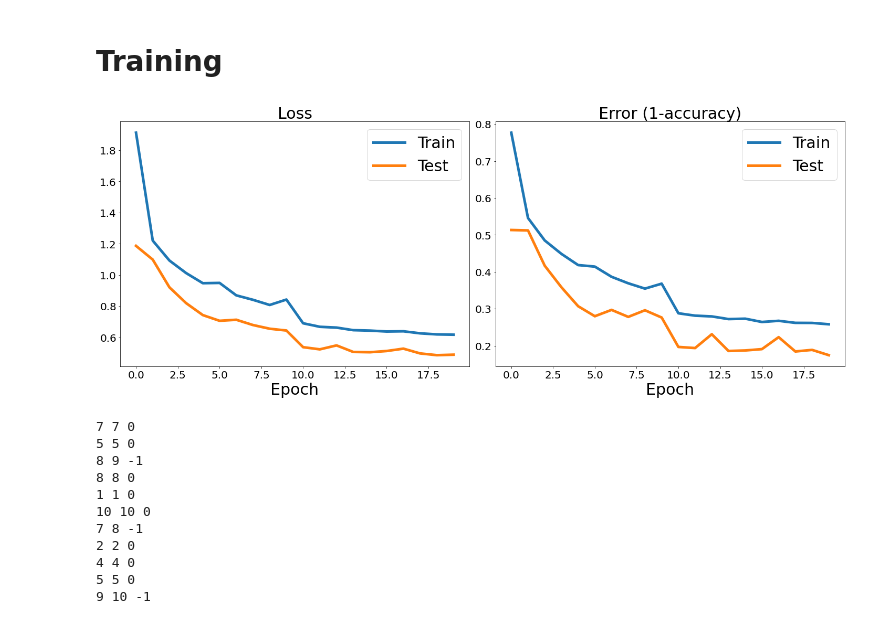
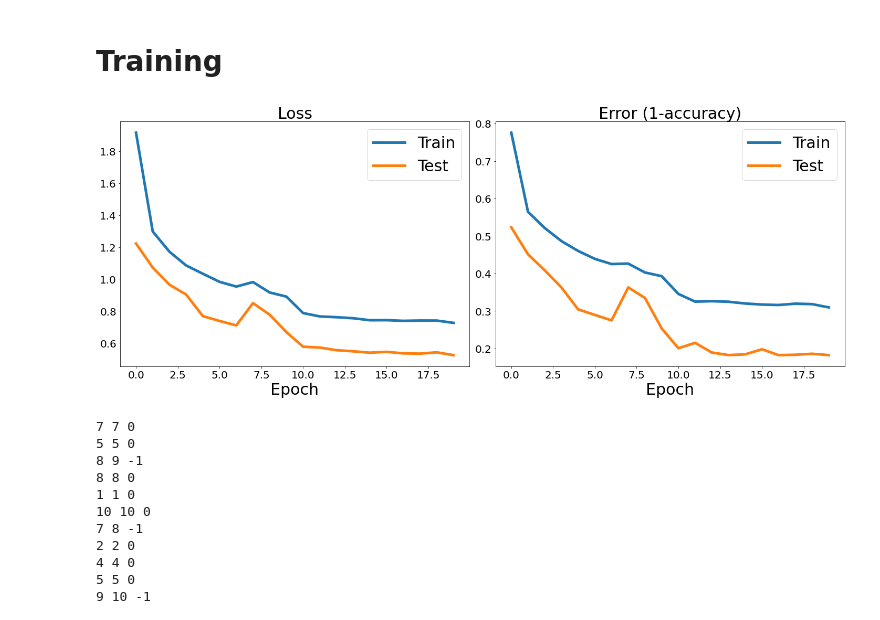
Before and after one commit to caitaozhan/deeplearning-localization, a Jupyter notebook: DeepTxFinder.ipynb, the cells around one changed output. Drawn from its saved outputs; the diff is of its cells as text; code cells hidden in the pictures.

Commit message:
update the ipsn testbed with random sensors (increase granularity, random in four split cells)

```diff
--- a/DeepTxFinder.ipynb
+++ b/DeepTxFinder.ipynb
@@ -229,7 +228,7 @@ print(target_num)
 # %%
 # training
 i = 0
-root_dir = 'ipsn_testbed/train'
+root_dir = 'ipsn_testbed/train_random'
 # root_dir = 'data/305train'
 sensor_input_dataset = SensorInputDatasetRegression(root_dir=root_dir, grid_len=Default.grid_length, transform=tf)
 sensor_input_dataloader = DataLoader(sensor_input_dataset, batch_size=32, shuffle=True, num_workers=1, collate_fn=my_collate)
@@ -240,7 +239,7 @@ print('length:', sensor_input_dataset.__len__())
 
 print('---\n')
 # testing
-root_dir = 'ipsn_testbed/test'
+root_dir = 'ipsn_testbed/test_random'
 # root_dir = 'data/305test'
 sensor_input_test_dataset = SensorInputDatasetRegression(root_dir=root_dir, grid_len=Default.grid_length, transform=tf)
 sensor_input_test_dataloader = DataLoader(sensor_input_test_dataset, batch_size=32, shuffle=True, num_workers=1, collate_fn=my_collate)
@@ -294,27 +268,3 @@ target num: 3
-# %%
-sensor_input_train_cnn2_dataloader = []
-# data1 = ['cnn2_train1', 'cnn2_train2', 'cnn2_train3', 'cnn2_train4']
-data1 = ['cnn2_train1', 'cnn2_train2', 'cnn2_train3', 'cnn2_train4', 'cnn2_train5', 'cnn2_train6', 'cnn2_train7', 'cnn2_train8', 'cnn2_train9', 'cnn2_train10']
-for d in range(len(data1)):
-    root_dir = './data2/' + data1[d]
-    sensor_input_dataset = SensorInputDatasetTranslation(root_dir = root_dir, transform = tf)
-    sensor_input_dataloader = DataLoader(sensor_input_dataset, batch_size=32, shuffle=True, num_workers=3, collate_fn=my_collate)
-    sensor_input_train_cnn2_dataloader.append(sensor_input_dataloader)
-#     print('matrix shape:', sensor_input_dataset[i]['matrix'].shape)
-#     print('matrix shape:', sensor_input_dataset[i]['matrix'])
-#     print('target num:', sensor_input_dataset[i]['target_num'])
-#     print('target:', sensor_input_dataset[i]['target'])
-#     print('target float:', sensor_input_dataset[i]['target_float'])
-#     print('length:', sensor_input_dataset.__len__())
-
-sensor_input_test_cnn2_dataloader = []
-data2 = ['cnn2_test1', 'cnn2_test2', 'cnn2_test3', 'cnn2_test4']
-data2 = ['cnn2_test1', 'cnn2_test2', 'cnn2_test3', 'cnn2_test4', 'cnn2_test5', 'cnn2_test6', 'cnn2_test7', 'cnn2_test8', 'cnn2_test9', 'cnn2_test10']
-for d in range(len(data2)):
-    root_dir = './data2/' + data2[d]
-    sensor_input_test_dataset = SensorInputDatasetTranslation(root_dir = root_dir, transform = tf)
-    sensor_input_test_dataloader = DataLoader(sensor_input_test_dataset, batch_size=32, shuffle=True, num_workers=3, collate_fn=my_collate)
-    sensor_input_test_cnn2_dataloader.append(sensor_input_test_dataloader)
 # %% [markdown]
 # 3 Model
 # %%
@@ -414,7 +364,7 @@ def plot_epochs(train_losses1, test_losses1, train_errors1, test_errors1):
 # %%
 # path2 = 'model/model2-11.17.pt'
 model1_minloss = 1000
-path1 = 'model_dtxf/12.23-cnn1.pt'
+path1 = 'model_dtxf/2.28-cnn1.pt'
 
 max_ntx    = 10
 device     = torch.device('cuda')
@@ -489,34 +439,34 @@ for epoch in range(num_epochs):
 
     print('train loss of num of TX   =', np.mean(train_losses))
     print('test  loss of num of TX   =', np.mean(test_losses))
     print('train error of num of TX  =', np.mean(train_errors))
     print('test error of num of TX   =', np.mean(test_errors))
     train_losses2_epoch.append((np.mean(train_losses)))
     train_errors2_epoch.append((np.mean(train_errors)))
     test_losses2_epoch.append((np.mean(test_losses)))
     test_errors2_epoch.append((np.mean(test_errors)))
     clear_output(True)
     plt.figure(figsize=(20, 8))
     plt.subplot(1, 2, 1)
     plt.title('Loss', fontsize=30)
     plt.xlabel('Epoch', fontsize=30)
     plt.xticks(fontsize=20)
     plt.yticks(fontsize=20)
     plt.plot(train_losses2_epoch, label='Train', linewidth=5)
     plt.plot(test_losses2_epoch, label='Test', linewidth=5)
     plt.legend(fontsize=30)
     plt.subplot(1, 2, 2)
     plt.title('Error (1-accuracy)', fontsize=30)
     plt.xlabel('Epoch', fontsize=30)
     plt.xticks(fontsize=20)
     plt.yticks(fontsize=20)
     plt.plot(train_errors2_epoch, label='Train', linewidth=5)
     plt.plot(test_errors2_epoch, label='Test', linewidth=5)
     plt.legend(fontsize=30)
     plt.tight_layout()
     plt.show()
 # %% [output]
-[figure, old version]
+[figure, new version]
 # %%
 model1.eval()
 for t, sample in enumerate(sensor_input_test_dataloader):
```
Also changed, not shown: parts of 6 cells of this notebook, 35 other files.
